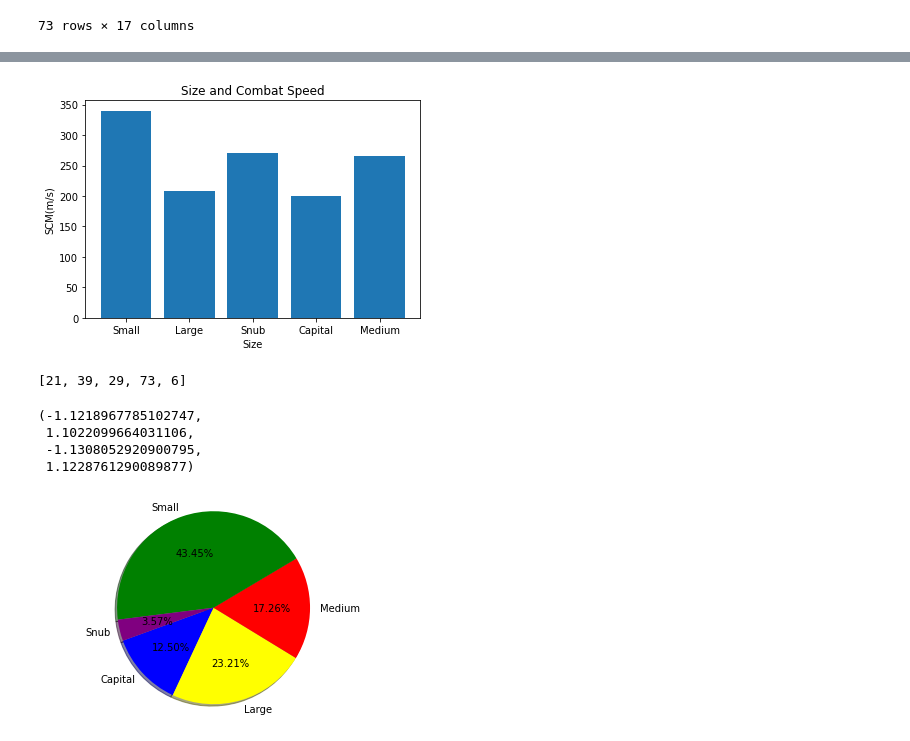
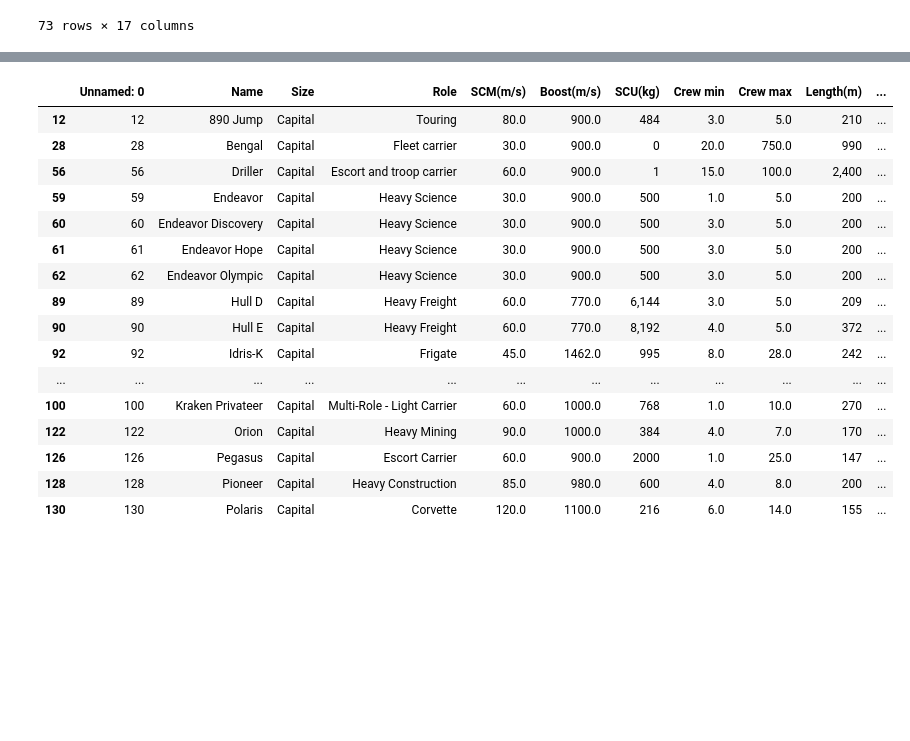
Before and after one commit to DINHC/starcitizen, a Jupyter notebook: stargraph.ipynb, the cells around one changed output, grey strips where cells are left out. Cells and saved outputs as stored; diff of their text form; code cells hidden in the pictures; blank space fills up the shorter version.

```diff
--- a/stargraph.ipynb
+++ b/stargraph.ipynb
@@ -167,18 +198,0 @@ plt.show()
-# %%
-x = starset1['Size']
-y = starset1['SCM(m/s)']
-plt.bar(x, y)
-plt.xlabel('Size')
-plt.ylabel('SCM(m/s)')
-
-plt.title("Size and Combat Speed")
-
-plt.show()
-# %% [output]
-[figure, removed]
-# %%
-starpie = (starset1.groupby(['Size'])['Crew max'].count()).tolist()
-
-starpie
-# %% [output]
-[21, 39, 29, 73, 6]
@@ -188,10 +198,0 @@ colors = ["blue", "yellow", 'red', 'green', 'purple']
-# %%
-plt.rcParams["figure.facecolor"] = 'w'
-plt.pie(starpie, labels=labels, colors=colors, autopct="%1.2f%%", shadow=True, startangle=200)
-plt.axis("equal")
-# %% [output]
-(-1.1218967785102747,
- 1.1022099664031106,
- -1.1308052920900795,
- 1.1228761290089877)
-[figure, removed]
@@ -197,0 +201,21 @@ plt.axis("equal")
+# %%
+starcapital = starset1.loc[starset1['Size'] == 'Capital']
+starcapital
+# %% [output]
+|  | Unnamed: 0 | Name | Size | Role | SCM(m/s) | Boost(m/s) | SCU(kg) | Crew min | Crew max | Length(m) | ... |
+| 12 | 12 | 890 Jump | Capital | Touring | 80.0 | 900.0 | 484 | 3.0 | 5.0 | 210 | ... |
+| 28 | 28 | Bengal | Capital | Fleet carrier | 30.0 | 900.0 | 0 | 20.0 | 750.0 | 990 | ... |
+| 56 | 56 | Driller | Capital | Escort and troop carrier | 60.0 | 900.0 | 1 | 15.0 | 100.0 | 2,400 | ... |
+| 59 | 59 | Endeavor | Capital | Heavy Science | 30.0 | 900.0 | 500 | 1.0 | 5.0 | 200 | ... |
+| 60 | 60 | Endeavor Discovery | Capital | Heavy Science | 30.0 | 900.0 | 500 | 3.0 | 5.0 | 200 | ... |
+| 61 | 61 | Endeavor Hope | Capital | Heavy Science | 30.0 | 900.0 | 500 | 3.0 | 5.0 | 200 | ... |
+| 62 | 62 | Endeavor Olympic | Capital | Heavy Science | 30.0 | 900.0 | 500 | 3.0 | 5.0 | 200 | ... |
+| 89 | 89 | Hull D | Capital | Heavy Freight | 60.0 | 770.0 | 6,144 | 3.0 | 5.0 | 209 | ... |
+| 90 | 90 | Hull E | Capital | Heavy Freight | 60.0 | 770.0 | 8,192 | 4.0 | 5.0 | 372 | ... |
+| 92 | 92 | Idris-K | Capital | Frigate | 45.0 | 1462.0 | 995 | 8.0 | 28.0 | 242 | ... |
+| ... | ... | ... | ... | ... | ... | ... | ... | ... | ... | ... | ... |
+| 100 | 100 | Kraken Privateer | Capital | Multi-Role - Light Carrier | 60.0 | 1000.0 | 768 | 1.0 | 10.0 | 270 | ... |
+| 122 | 122 | Orion | Capital | Heavy Mining | 90.0 | 1000.0 | 384 | 4.0 | 7.0 | 170 | ... |
+| 126 | 126 | Pegasus | Capital | Escort Carrier | 60.0 | 900.0 | 2000 | 1.0 | 25.0 | 147 | ... |
+| 128 | 128 | Pioneer | Capital | Heavy Construction | 85.0 | 980.0 | 600 | 4.0 | 8.0 | 200 | ... |
+| 130 | 130 | Polaris | Capital | Corvette | 120.0 | 1100.0 | 216 | 6.0 | 14.0 | 155 | ... |
```
Also changed, not shown: parts of 12 cells of this notebook.
